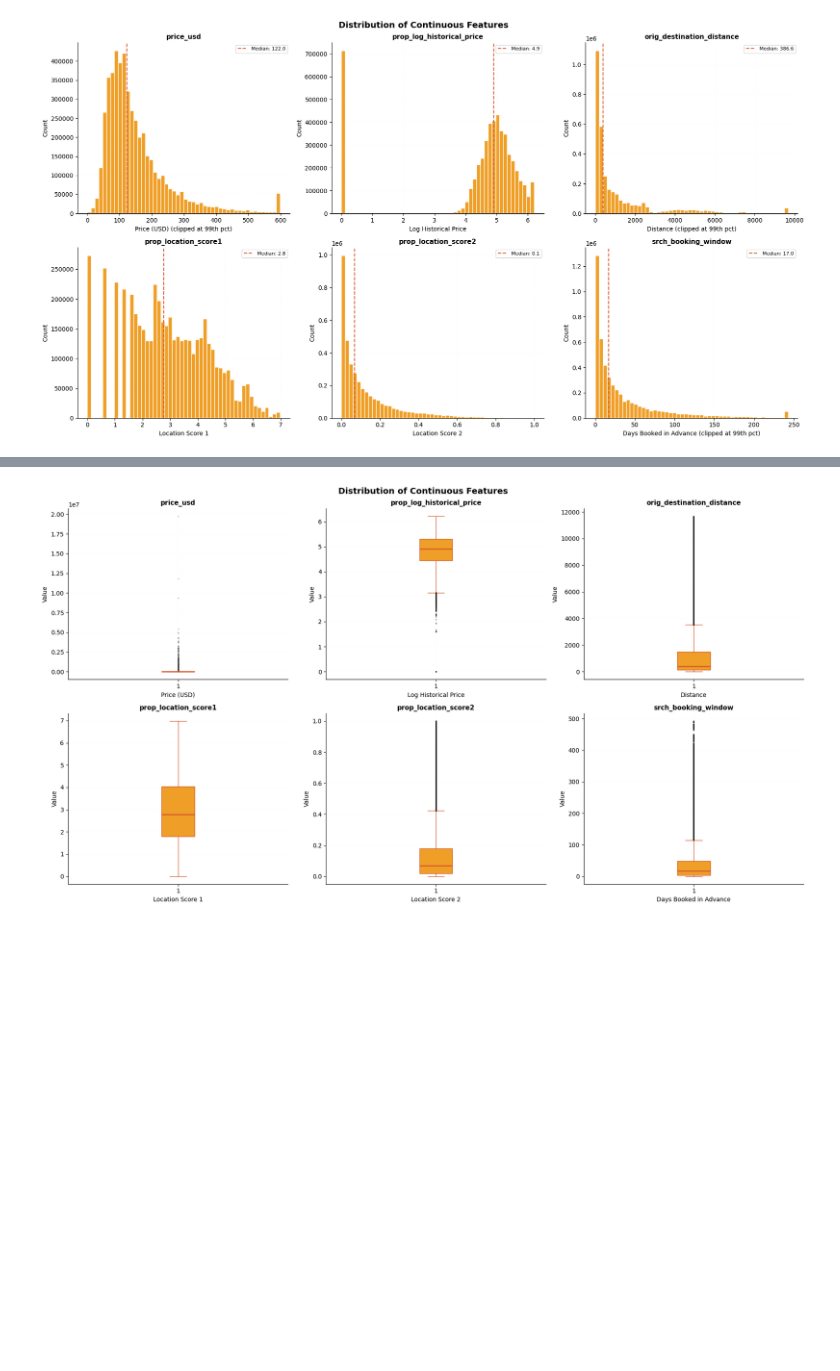
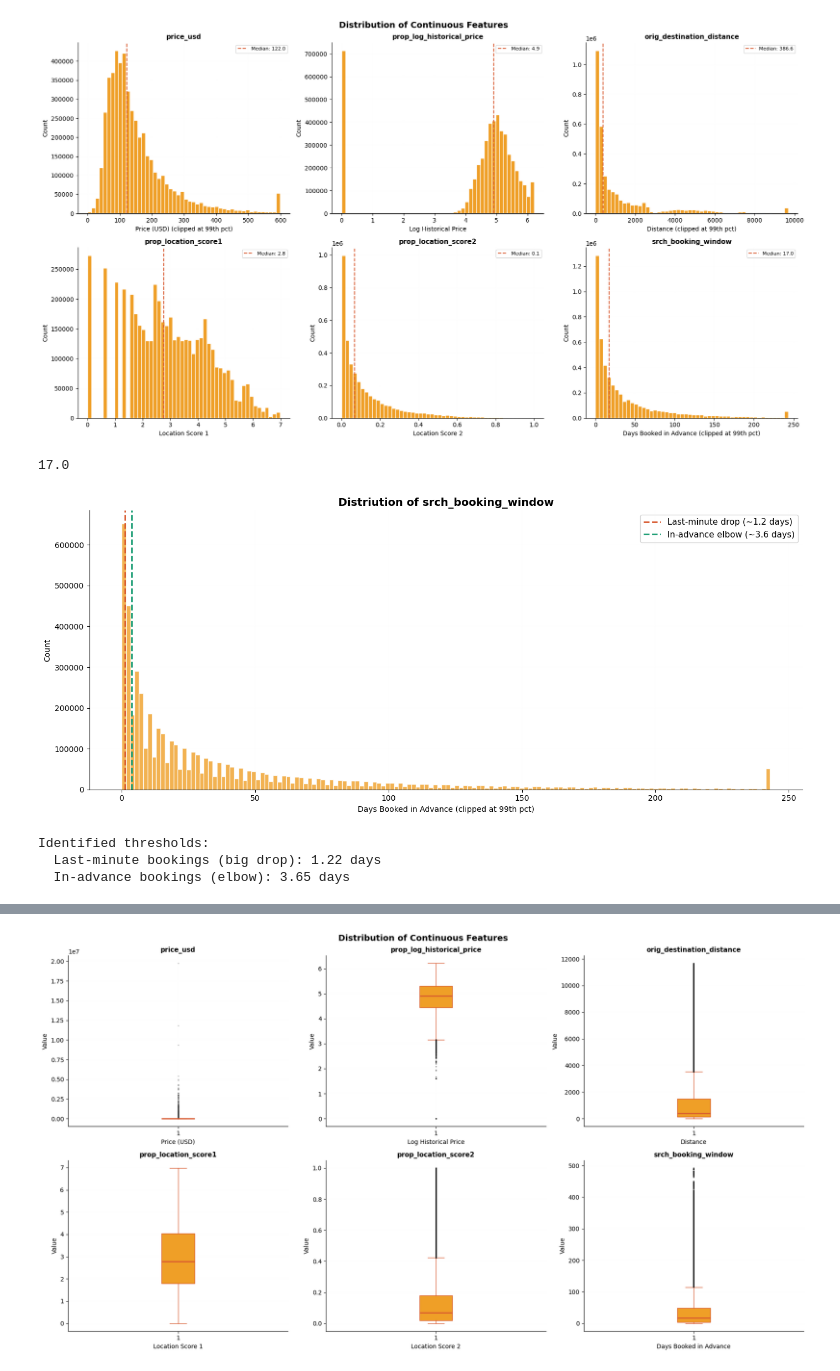
Before and after one commit to alicja-a-d/Data_Mining, a Jupyter notebook: A2/code/DMT_A2_EDA.ipynb, the cells around one changed output, grey strips where cells are left out. Saved outputs shown, nothing was run; the diff lists cells and outputs as text; code cells hidden in the pictures; blank space fills up the shorter version.

```diff
--- a/A2/code/DMT_A2_EDA.ipynb
+++ b/A2/code/DMT_A2_EDA.ipynb
@@ -405,3 +405,52 @@ plt.savefig('../figures/continuous_distributions.png', dpi=150)
 plt.show()
 # %% [output]
 [figure]
+# %%
+# continuous variables: histograms, but could be also boxplots (+clipping)
+var = 'srch_booking_window'
+xlabel = 'Days Booked in Advance'
+clip_q = 0.99
+print(df['srch_booking_window'].median())
+data = df[var].dropna()
+if clip_q:
+    data = data.clip(upper=data.quantile(clip_q))
+    xlabel = f'{xlabel} (clipped at {clip_q*100:.0f}th pct)'
+
+fig, ax = plt.subplots(1, 1, figsize=(14, 6))
+ax.hist(data, bins=150, color=AMBER, edgecolor='white', alpha=0.8)
+ax.set_title(f'Distriution of {var}', fontsize=14, fontweight='bold')
+ax.set_xlabel(xlabel)
+ax.set_ylabel('Count')
+ax.grid(True, alpha=0.3)
+
+# Calculate first differences to identify the big drop (last-minute threshold)
+counts, bin_edges = np.histogram(data, bins=100)
+bin_centers = (bin_edges[:-1] + bin_edges[1:]) / 2
+first_diff = np.diff(counts)
+max_drop_idx = np.argmin(first_diff)  # biggest negative drop
+last_minute_threshold = bin_centers[max_drop_idx]
+ax.axvline(last_minute_threshold, color=CORAL, linestyle='--', linewidth=2,
+           label=f'Last-minute drop (~{last_minute_threshold:.1f} days)')
+
+# Elbow method for in-advance threshold: find the elbow
+# Look at second derivative to find inflection point
+second_diff = np.diff(first_diff)
+elbow_idx = np.argmax(second_diff) + 1  # +1 because we lose 1 element each time
+in_advance_threshold = bin_centers[elbow_idx]
+ax.axvline(in_advance_threshold, color=TEAL, linestyle='--', linewidth=2,
+           label=f'In-advance elbow (~{in_advance_threshold:.1f} days)')
+
+ax.legend(fontsize=11, loc='upper right')
+plt.tight_layout()
+plt.savefig('../figures/booking_window_distribution.png', dpi=150)
+plt.show()
+
+print(f"Identified thresholds:")
+print(f"  Last-minute bookings (big drop): {last_minute_threshold:.2f} days")
+print(f"  In-advance bookings (elbow): {in_advance_threshold:.2f} days")
+# %% [output]
+17.0
+[figure, added]
+Identified thresholds:
+  Last-minute bookings (big drop): 1.22 days
+  In-advance bookings (elbow): 3.65 days
```
Also changed, not shown: parts of 5 cells of this notebook, 16 other files.
